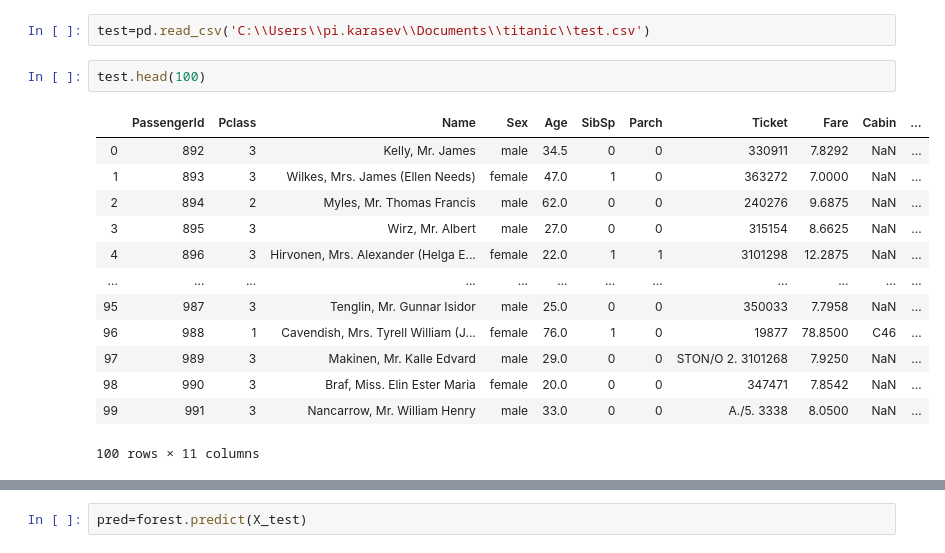
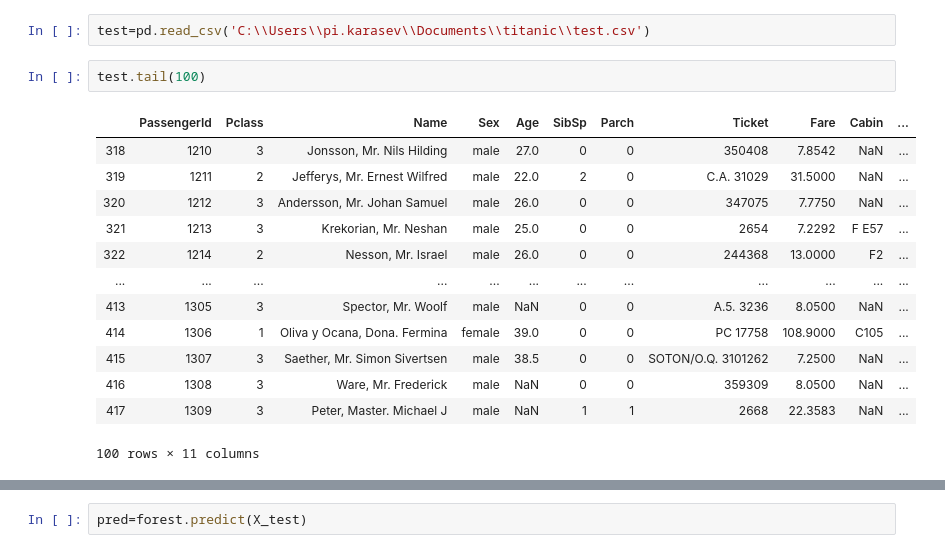
Before and after one commit to fvtester/Titanic, a Jupyter notebook: Titanic.ipynb, the cells around one changed output, grey strips where cells are left out. Drawn from its saved outputs; the diff is of its cells as text.

```diff
--- a/Titanic.ipynb
+++ b/Titanic.ipynb
@@ -112,18 +197,18 @@ RandomForestClassifier(bootstrap=True, class_weight=None, criterion='gini',
 # %%
 test=pd.read_csv('C:\\Users\\pi.karasev\\Documents\\titanic\\test.csv')
 # %%
-test.head(100)
+test.tail(100)
 # %% [output]
 |  | PassengerId | Pclass | Name | Sex | Age | SibSp | Parch | Ticket | Fare | Cabin | ... |
-| 0 | 892 | 3 | Kelly, Mr. James | male | 34.5 | 0 | 0 | 330911 | 7.8292 | NaN | ... |
-| 1 | 893 | 3 | Wilkes, Mrs. James (Ellen Needs) | female | 47.0 | 1 | 0 | 363272 | 7.0000 | NaN | ... |
-| 2 | 894 | 2 | Myles, Mr. Thomas Francis | male | 62.0 | 0 | 0 | 240276 | 9.6875 | NaN | ... |
-| 3 | 895 | 3 | Wirz, Mr. Albert | male | 27.0 | 0 | 0 | 315154 | 8.6625 | NaN | ... |
-| 4 | 896 | 3 | Hirvonen, Mrs. Alexander (Helga E... | female | 22.0 | 1 | 1 | 3101298 | 12.2875 | NaN | ... |
+| 318 | 1210 | 3 | Jonsson, Mr. Nils Hilding | male | 27.0 | 0 | 0 | 350408 | 7.8542 | NaN | ... |
+| 319 | 1211 | 2 | Jefferys, Mr. Ernest Wilfred | male | 22.0 | 2 | 0 | C.A. 31029 | 31.5000 | NaN | ... |
+| 320 | 1212 | 3 | Andersson, Mr. Johan Samuel | male | 26.0 | 0 | 0 | 347075 | 7.7750 | NaN | ... |
+| 321 | 1213 | 3 | Krekorian, Mr. Neshan | male | 25.0 | 0 | 0 | 2654 | 7.2292 | F E57 | ... |
+| 322 | 1214 | 2 | Nesson, Mr. Israel | male | 26.0 | 0 | 0 | 244368 | 13.0000 | F2 | ... |
 | ... | ... | ... | ... | ... | ... | ... | ... | ... | ... | ... | ... |
-| 95 | 987 | 3 | Tenglin, Mr. Gunnar Isidor | male | 25.0 | 0 | 0 | 350033 | 7.7958 | NaN | ... |
-| 96 | 988 | 1 | Cavendish, Mrs. Tyrell William (J... | female | 76.0 | 1 | 0 | 19877 | 78.8500 | C46 | ... |
-| 97 | 989 | 3 | Makinen, Mr. Kalle Edvard | male | 29.0 | 0 | 0 | STON/O 2. 3101268 | 7.9250 | NaN | ... |
-| 98 | 990 | 3 | Braf, Miss. Elin Ester Maria | female | 20.0 | 0 | 0 | 347471 | 7.8542 | NaN | ... |
-| 99 | 991 | 3 | Nancarrow, Mr. William Henry | male | 33.0 | 0 | 0 | A./5. 3338 | 8.0500 | NaN | ... |
+| 413 | 1305 | 3 | Spector, Mr. Woolf | male | NaN | 0 | 0 | A.5. 3236 | 8.0500 | NaN | ... |
+| 414 | 1306 | 1 | Oliva y Ocana, Dona. Fermina | female | 39.0 | 0 | 0 | PC 17758 | 108.9000 | C105 | ... |
+| 415 | 1307 | 3 | Saether, Mr. Simon Sivertsen | male | 38.5 | 0 | 0 | SOTON/O.Q. 3101262 | 7.2500 | NaN | ... |
+| 416 | 1308 | 3 | Ware, Mr. Frederick | male | NaN | 0 | 0 | 359309 | 8.0500 | NaN | ... |
+| 417 | 1309 | 3 | Peter, Master. Michael J | male | NaN | 1 | 1 | 2668 | 22.3583 | NaN | ... |
 100 rows × 11 columns
```
Also changed, not shown: parts of 16 cells of this notebook, 1 other file.
